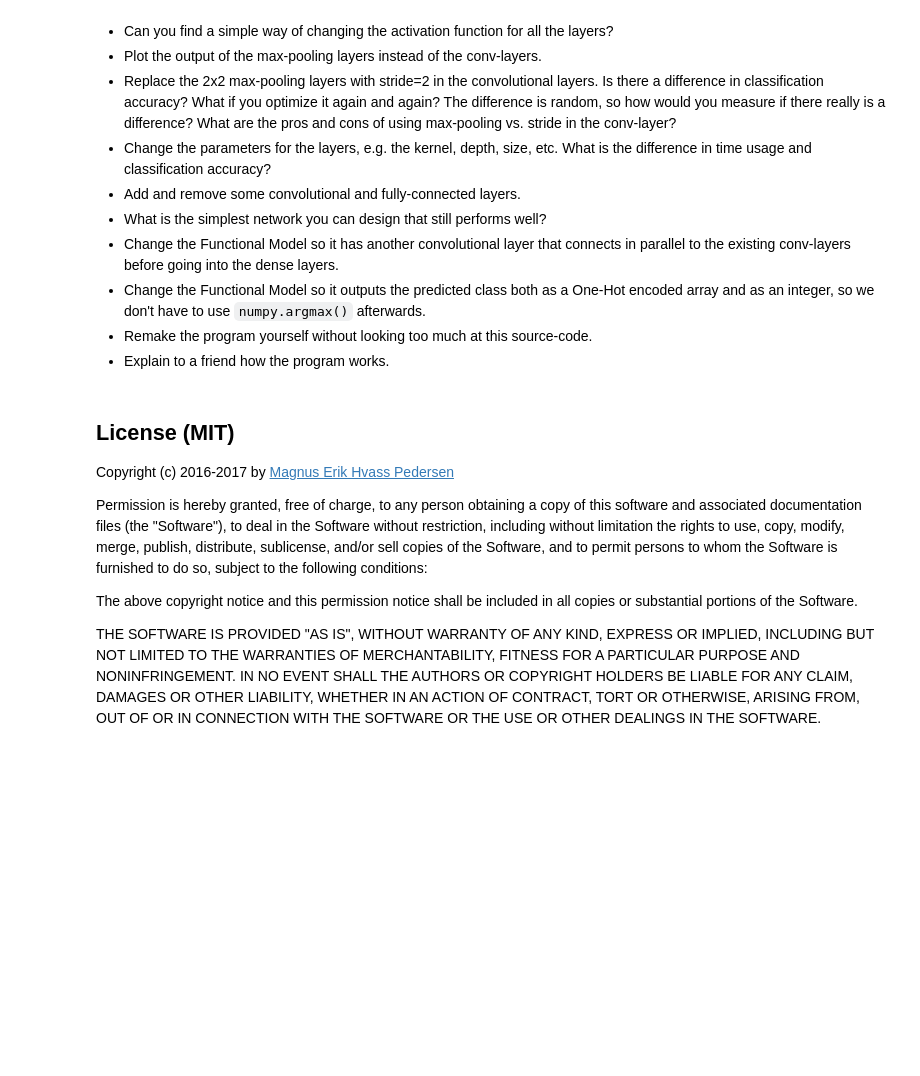
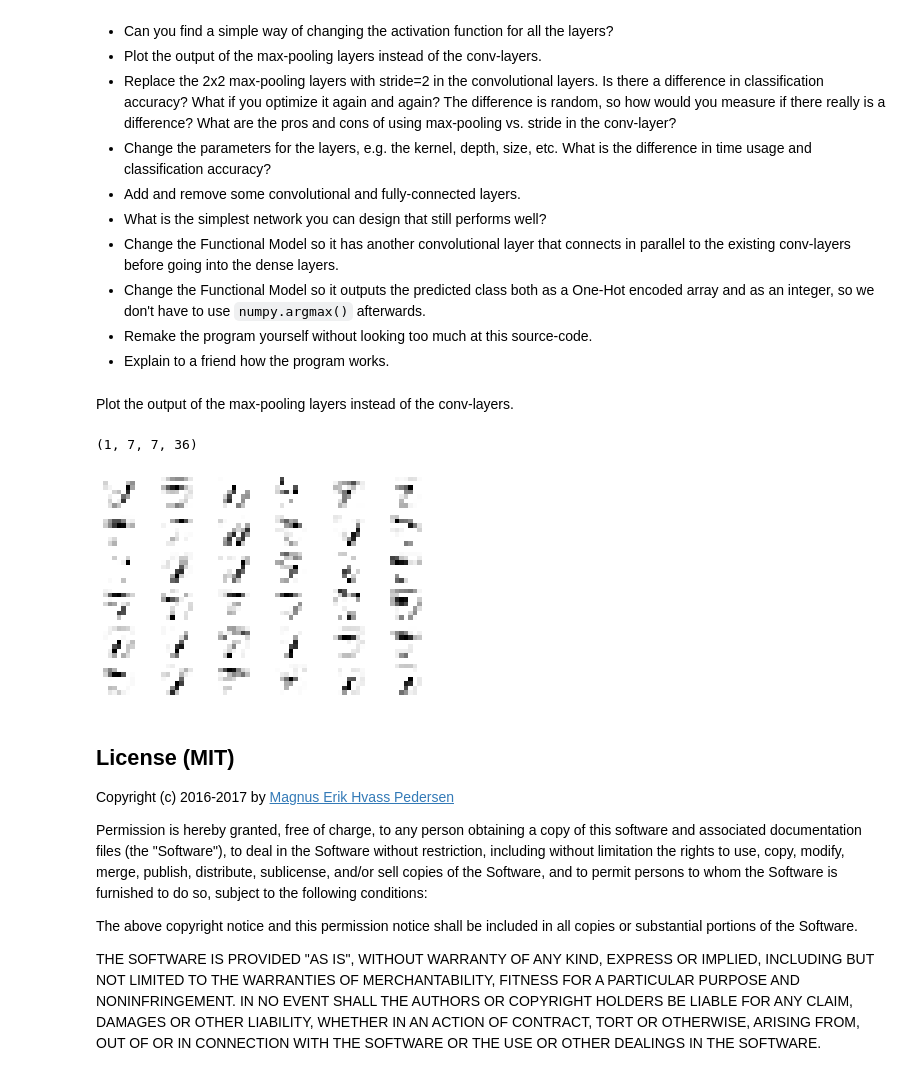
Before and after one commit to chlin1/TensorFlow-Tutorials, a Jupyter notebook: 03C_Keras_API.ipynb, the cells around one changed output. Saved outputs shown, nothing was run; the diff lists cells and outputs as text; code cells hidden in the pictures; blank space fills up the shorter version.

```diff
--- a/03C_Keras_API.ipynb
+++ b/03C_Keras_API.ipynb
@@ -701,6 +729,20 @@ You may want to backup this Notebook before making any changes.
 * Change the Functional Model so it outputs the predicted class both as a One-Hot encoded array and as an integer, so we don't have to use `numpy.argmax()` afterwards.
 * Remake the program yourself without looking too much at this source-code.
 * Explain to a friend how the program works.
+# %% [markdown]
+Plot the output of the max-pooling layers instead of the conv-layers.
+# %%
+max_pooling2d_3 = model3.layers[5]
+output_conv2 = Model(inputs=layer_input.input,
+                     outputs=max_pooling2d_3.output)
+layer_output2 = output_conv2.predict(np.array([image1]))
+layer_output2.shape
+# %% [output]
+(1, 7, 7, 36)
+# %%
+plot_conv_output(values=layer_output2)
+# %% [output]
+[figure, added]
 # %% [markdown]
 ## License (MIT)
 
```
Also changed, not shown: parts of 9 cells of this notebook.
